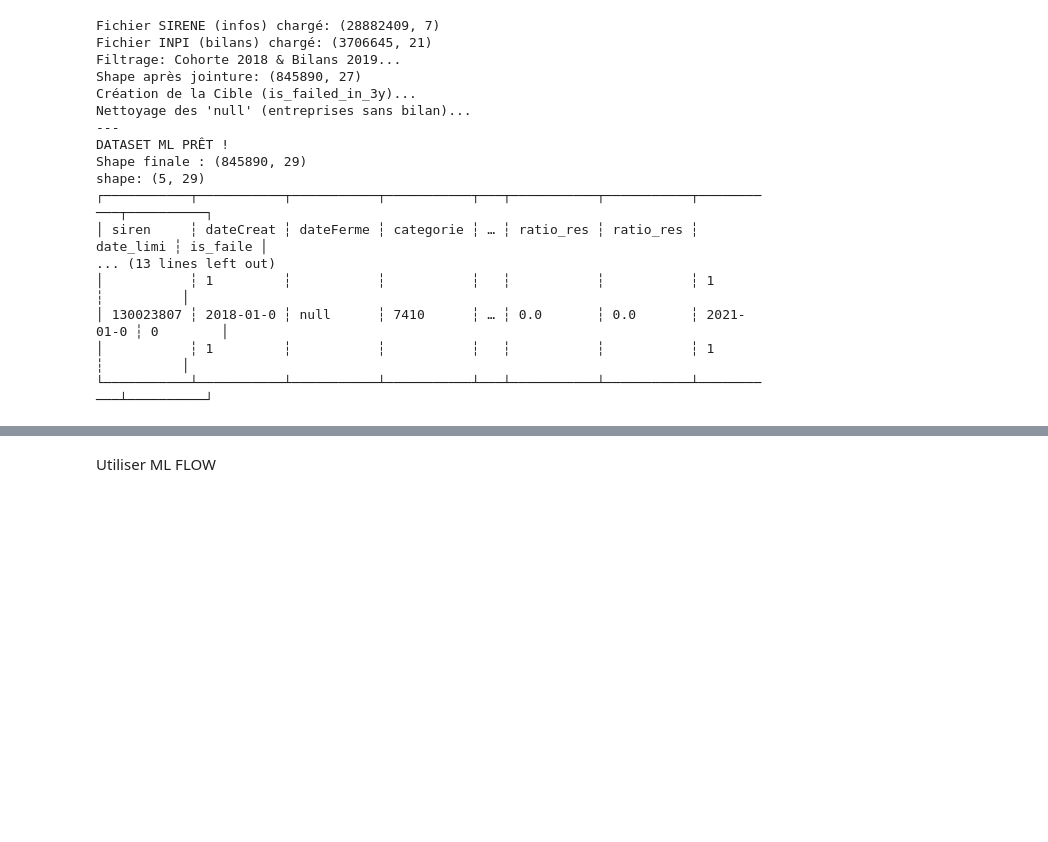
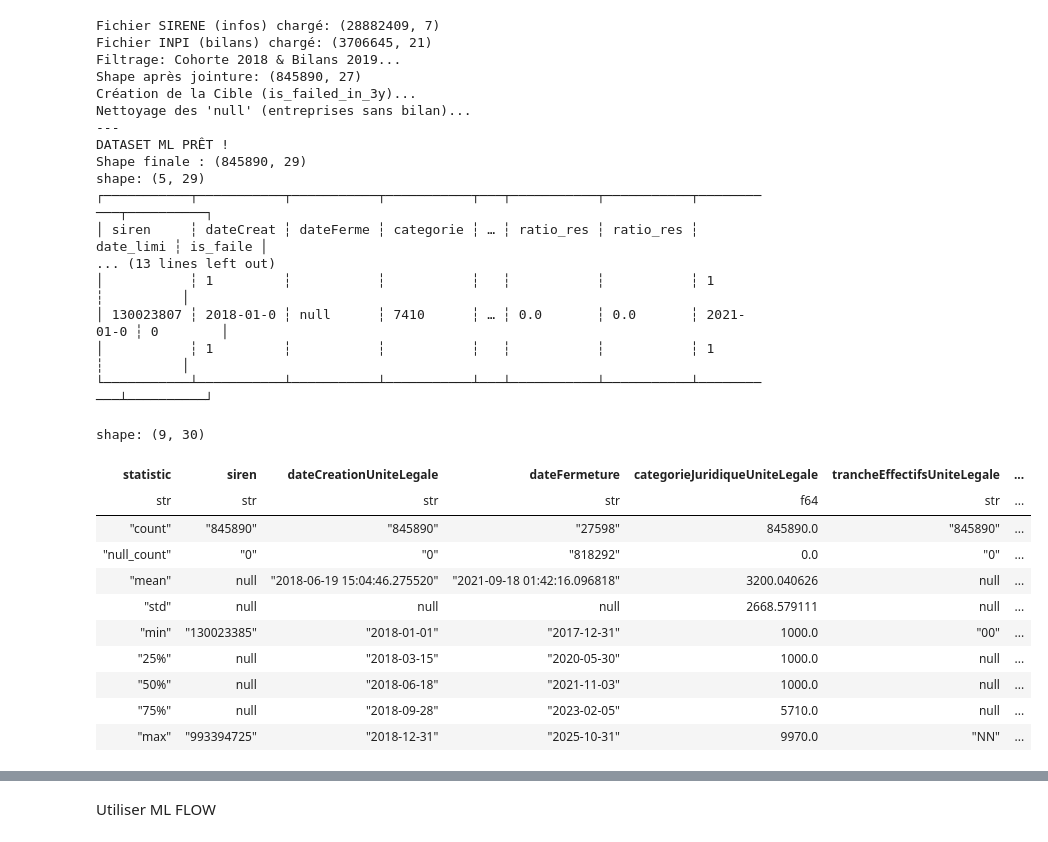
Before and after one commit to ugozchi/AS_Supervised_Learning, a Jupyter notebook: Notebooks/01_EDA.ipynb, the cells around one changed output, grey strips where cells are left out. Saved outputs shown, nothing was run; the diff lists cells and outputs as text; code cells hidden in the pictures; blank space fills up the shorter version.

```diff
--- a/Notebooks/01_EDA.ipynb
+++ b/Notebooks/01_EDA.ipynb
@@ -168,3 +168,18 @@ shape: (5, 29)
 │ 130023807 ┆ 2018-01-0 ┆ null      ┆ 7410      ┆ … ┆ 0.0       ┆ 0.0       ┆ 2021-01-0 ┆ 0        │
 │           ┆ 1         ┆           ┆           ┆   ┆           ┆           ┆ 1         ┆          │
 └───────────┴───────────┴───────────┴───────────┴───┴───────────┴───────────┴───────────┴──────────┘
+# %%
+df_final_ml.describe()
+# %% [output]
+shape: (9, 30)
+| statistic | siren | dateCreationUniteLegale | dateFermeture | categorieJuridiqueUniteLegale | trancheEffectifsUniteLegale | ... |
+| str | str | str | str | f64 | str | ... |
+| "count" | "845890" | "845890" | "27598" | 845890.0 | "845890" | ... |
+| "null_count" | "0" | "0" | "818292" | 0.0 | "0" | ... |
+| "mean" | null | "2018-06-19 15:04:46.275520" | "2021-09-18 01:42:16.096818" | 3200.040626 | null | ... |
+| "std" | null | null | null | 2668.579111 | null | ... |
+| "min" | "130023385" | "2018-01-01" | "2017-12-31" | 1000.0 | "00" | ... |
+| "25%" | null | "2018-03-15" | "2020-05-30" | 1000.0 | null | ... |
+| "50%" | null | "2018-06-18" | "2021-11-03" | 1000.0 | null | ... |
+| "75%" | null | "2018-09-28" | "2023-02-05" | 5710.0 | null | ... |
+| "max" | "993394725" | "2018-12-31" | "2025-10-31" | 9970.0 | "NN" | ... |
```
Also changed, not shown: parts of 1 cell of this notebook.
